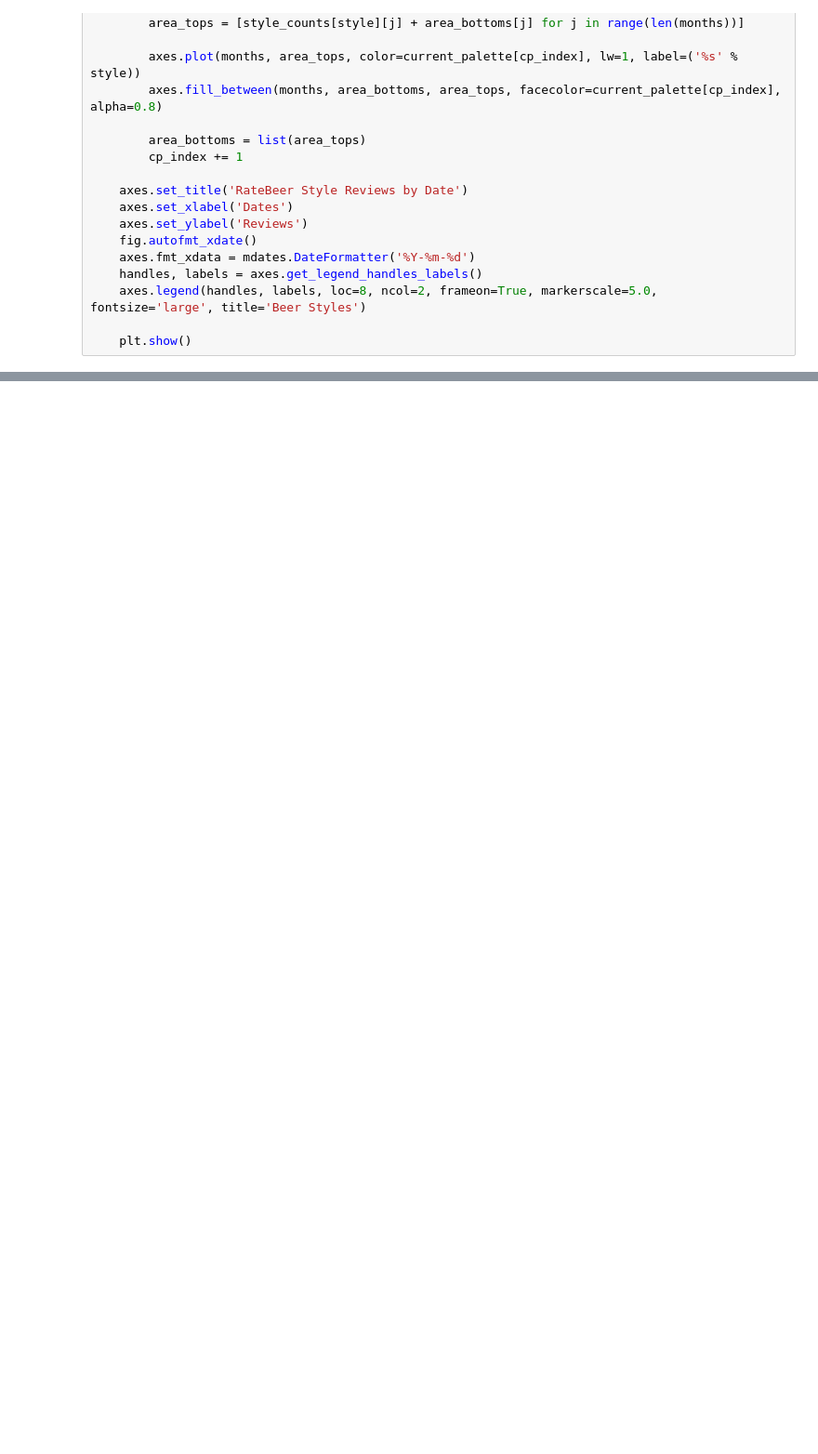
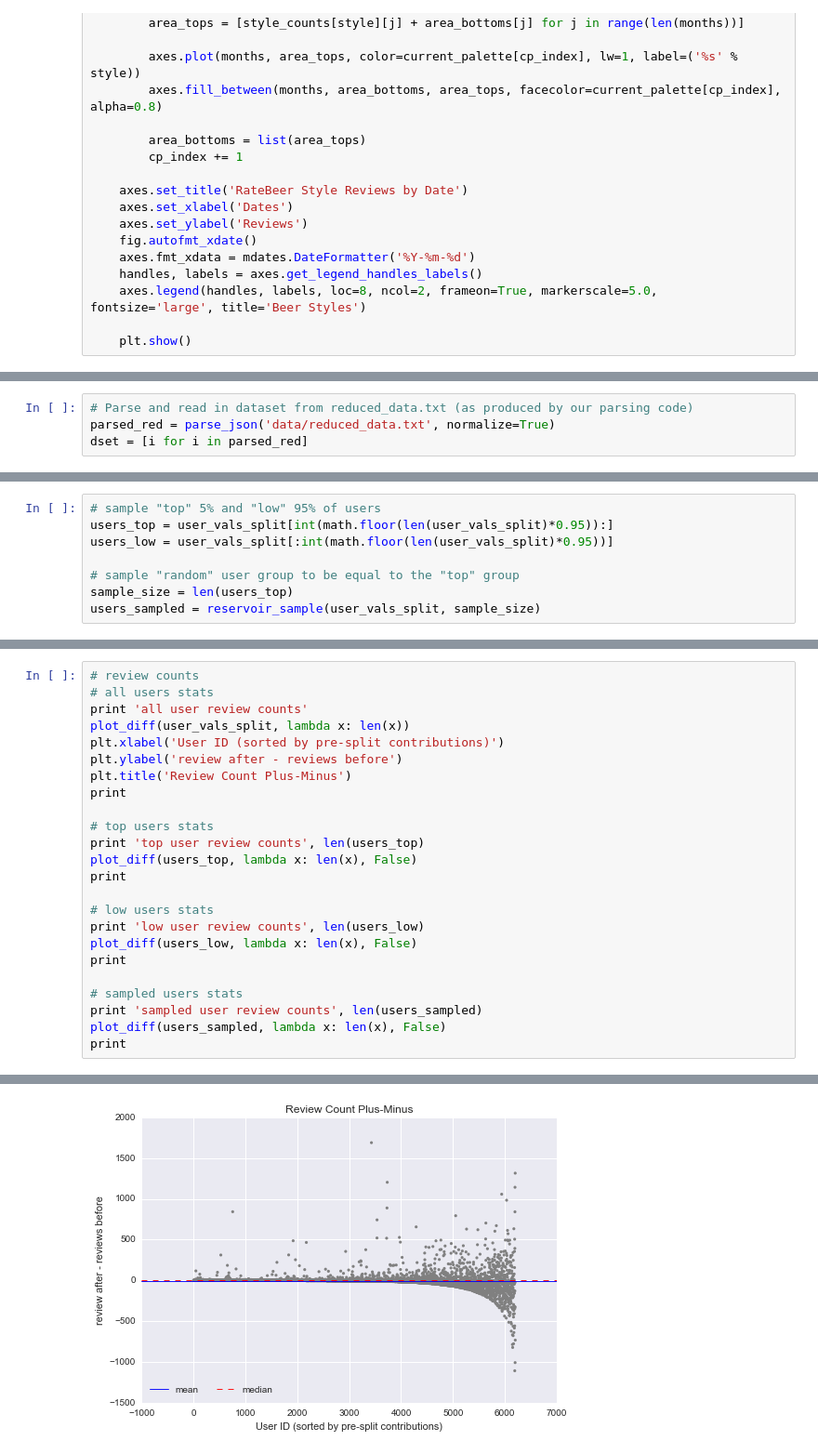
Before and after one commit to seanjh/data-analysis-CM, a Jupyter notebook: BeerDataAnalysis.ipynb, the cells around one changed output, grey strips where cells are left out. Shown at 93% size. Cells and saved outputs as stored; diff of their text form; blank space fills up the shorter version.

```diff
--- a/BeerDataAnalysis.ipynb
+++ b/BeerDataAnalysis.ipynb
@@ -382,0 +610,4 @@ h = HTML(''.join(styles_html)); h
+# %%
+# Parse and read in dataset from reduced_data.txt (as produced by our parsing code)
+parsed_red = parse_json('data/reduced_data.txt', normalize=True)
+dset = [i for i in parsed_red]
@@ -382,0 +646,8 @@ h = HTML(''.join(styles_html)); h
+# %%
+# sample "top" 5% and "low" 95% of users
+users_top = user_vals_split[int(math.floor(len(user_vals_split)*0.95)):]
+users_low = user_vals_split[:int(math.floor(len(user_vals_split)*0.95))]
+
+# sample "random" user group to be equal to the "top" group
+sample_size = len(users_top)
+users_sampled = reservoir_sample(user_vals_split, sample_size)
@@ -382,0 +682,25 @@ h = HTML(''.join(styles_html)); h
+# %%
+# review counts
+# all users stats
+print 'all user review counts'
+plot_diff(user_vals_split, lambda x: len(x))
+plt.xlabel('User ID (sorted by pre-split contributions)')
+plt.ylabel('review after - reviews before')
+plt.title('Review Count Plus-Minus')
+print
+
+# top users stats
+print 'top user review counts', len(users_top)
+plot_diff(users_top, lambda x: len(x), False)
+print
+
+# low users stats
+print 'low user review counts', len(users_low)
+plot_diff(users_low, lambda x: len(x), False)
+print
+
+# sampled users stats
+print 'sampled user review counts', len(users_sampled)
+plot_diff(users_sampled, lambda x: len(x), False)
+print
+# %% [output]
@@ -382,0 +726 @@ h = HTML(''.join(styles_html)); h
+[figure, added]
```
Also changed, not shown: parts of 51 cells of this notebook, 1 other file.
